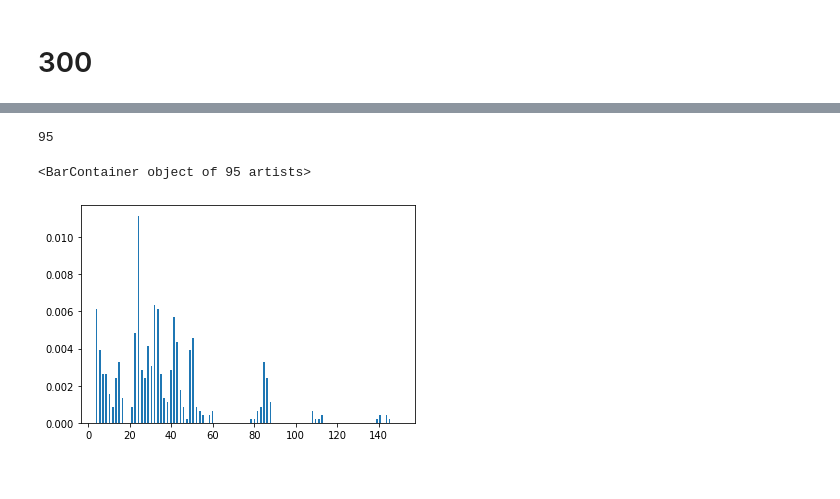
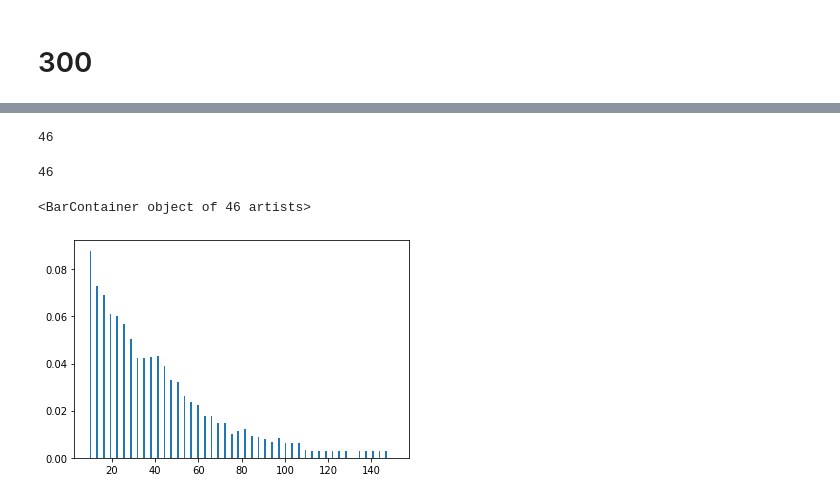
Before and after one commit to meyresearch/amino_acid_distance_distributions, a Jupyter notebook: scripts/sanity_checking_plots.ipynb, the cells around one changed output, grey strips where cells are left out. Saved outputs shown, nothing was run; the diff lists cells and outputs as text; code cells hidden in the pictures.

```diff
--- a/scripts/sanity_checking_plots.ipynb
+++ b/scripts/sanity_checking_plots.ipynb
@@ -541,9 +472,10 @@ plt.loglog()
 histogram = np.load("../data/rcsb/histogram_200.npy", allow_pickle=True)
 rows = histogram.shape[0]
 cols = histogram.shape[1]
-
+half = len(histogram[0])//2
+print(half)
 histogram_list = []
 for i in range(rows):
     for j in range(cols):
-        filtered_histogram = histogram[i][4:100]
+        filtered_histogram = histogram[i][2:49]
         histogram_list.append(filtered_histogram)
@@ -573,7 +507,7 @@ cols = sim_histogram.shape[1]
 sim_histogram_list = []
 for i in range(rows):
     for j in range(cols):
-        sim_filtered_histogram = sim_histogram[i][4:100]
+        sim_filtered_histogram = sim_histogram[i][2:49]
         sim_histogram_list.append(sim_filtered_histogram)
 
 sim_median = np.quantile(sim_histogram_list, q=0.5, axis=0)
@@ -581,7 +515,7 @@ sim_median
 
 normalised_sim_median = sim_median / np.sum(sim_median)
 length = 200
-sim_distances = np.linspace(start=4, stop=length//2, num=len(histogram_list[0]))
+sim_distances = np.linspace(start=5, stop=length//2, num=len(histogram_list[0]))
 # %%
 plt.scatter(distances, normalised_median)
 plt.scatter(sim_distances, normalised_sim_median)
@@ -595,9 +529,9 @@ plt.loglog()
 histogram = np.load("../data/rcsb/histogram_300.npy", allow_pickle=True)
 rows = histogram.shape[0]
 cols = histogram.shape[1]
-
+half = len(histogram[0]) // 2
+print(half)
 histogram_list = []
 for i in range(rows):
-    for j in range(cols):
-        filtered_histogram = histogram[i][4:150]
-        histogram_list.append(filtered_histogram)
+    filtered_histogram = histogram[i][3:49]
+    histogram_list.append(filtered_histogram)
@@ -609,16 +549,19 @@ len(median)
 # %%
 normalised_median = median / np.sum(median)
+len(normalised_median)
+# %% [output]
+46
 # %%
 length = 300
-distances = np.linspace(start=4, stop=length//2, num=len(histogram_list[0]))
+distances = np.linspace(start=10, stop=length//2, num=len(histogram_list[0]))
 len(distances)
 # %% [output]
-95
+46
 # %%
-plt.bar(distances, histogram_list[1])
+plt.bar(distances, normalised_median)
 # %% [output]
-<BarContainer object of 95 artists>
+<BarContainer object of 46 artists>
-[figure, old version]
+[figure, new version]
 # %%
 sim_histogram = np.load(f"../data/simulations/3d/histogram_300.npy", allow_pickle=True)
 rows = sim_histogram.shape[0]
```
Also changed, not shown: parts of 73 cells of this notebook, 16 other files.
